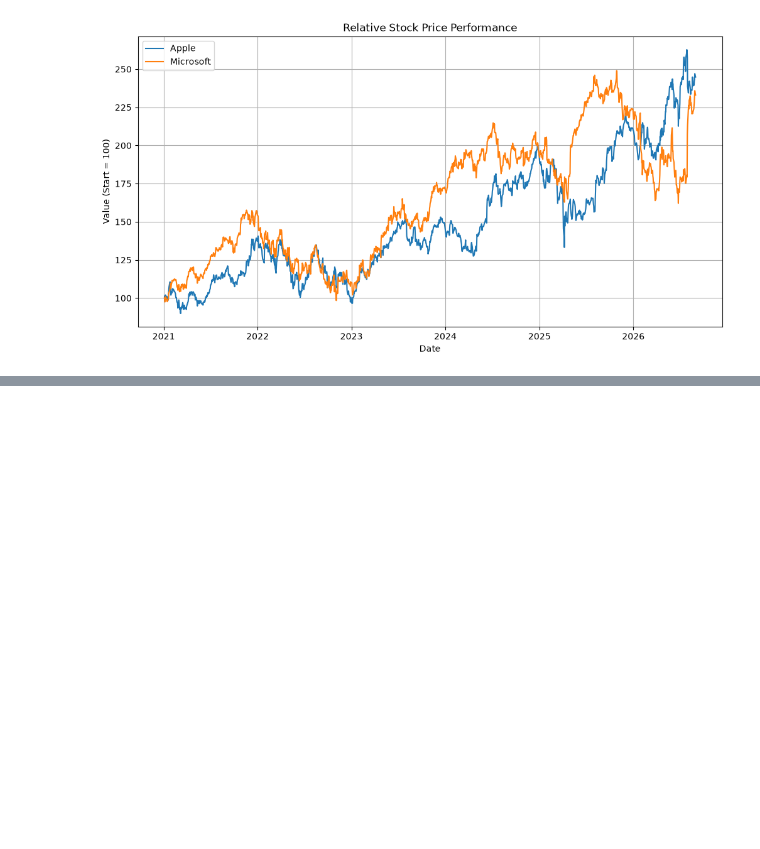
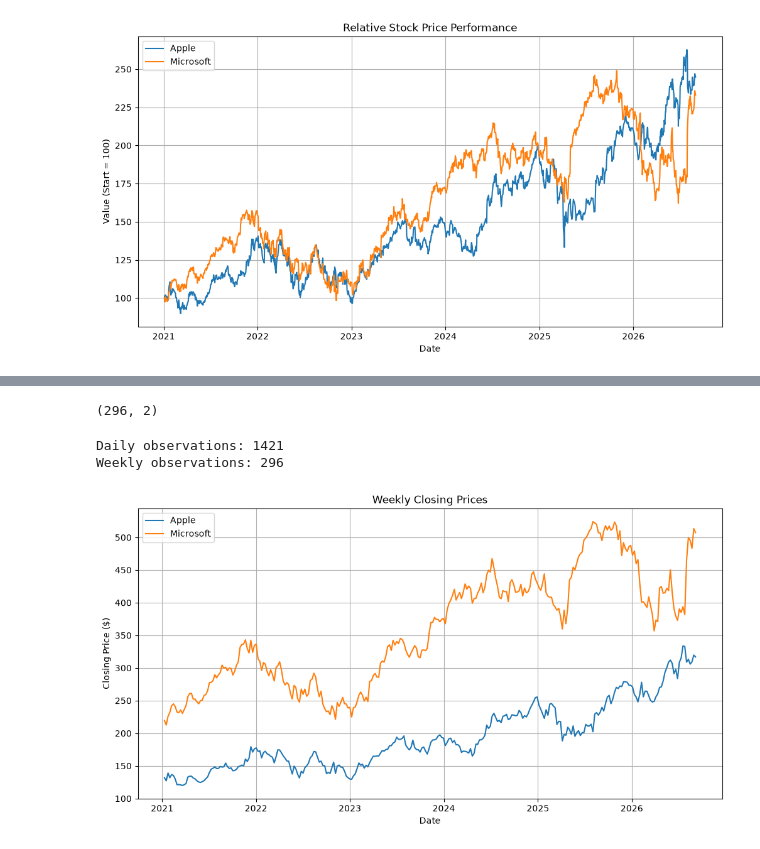
Before and after one commit to dangg29/stock-price-analysis, a Jupyter notebook: stock-price-analysis.ipynb, the cells around one changed output, grey strips where cells are left out. Saved outputs shown, nothing was run; the diff lists cells and outputs as text; code cells hidden in the pictures; blank space fills up the shorter version.

```diff
--- a/stock-price-analysis.ipynb
+++ b/stock-price-analysis.ipynb
@@ -184,0 +187,3 @@ plt.show()
+# %%
+weekly_close = close.resample("W").last()
+weekly_close.head()
@@ -184,0 +198,34 @@ plt.show()
+# %%
+weekly_close.shape
+# %% [output]
+(296, 2)
+# %%
+print("Daily observations:", len(close))
+print("Weekly observations:", len(weekly_close))
+# %% [output]
+Daily observations: 1421
+Weekly observations: 296
+# %%
+plt.figure(figsize=(12, 6))
+
+plt.plot(
+    weekly_close.index,
+    weekly_close["AAPL"],
+    label="Apple"
+)
+
+plt.plot(
+    weekly_close.index,
+    weekly_close["MSFT"],
+    label="Microsoft"
+)
+
+plt.title("Weekly Closing Prices")
+plt.xlabel("Date")
+plt.ylabel("Closing Price ($)")
+plt.legend()
+plt.grid(True)
+
+plt.show()
+# %% [output]
+[figure, added]
```
Also changed, not shown: parts of 19 cells of this notebook.
